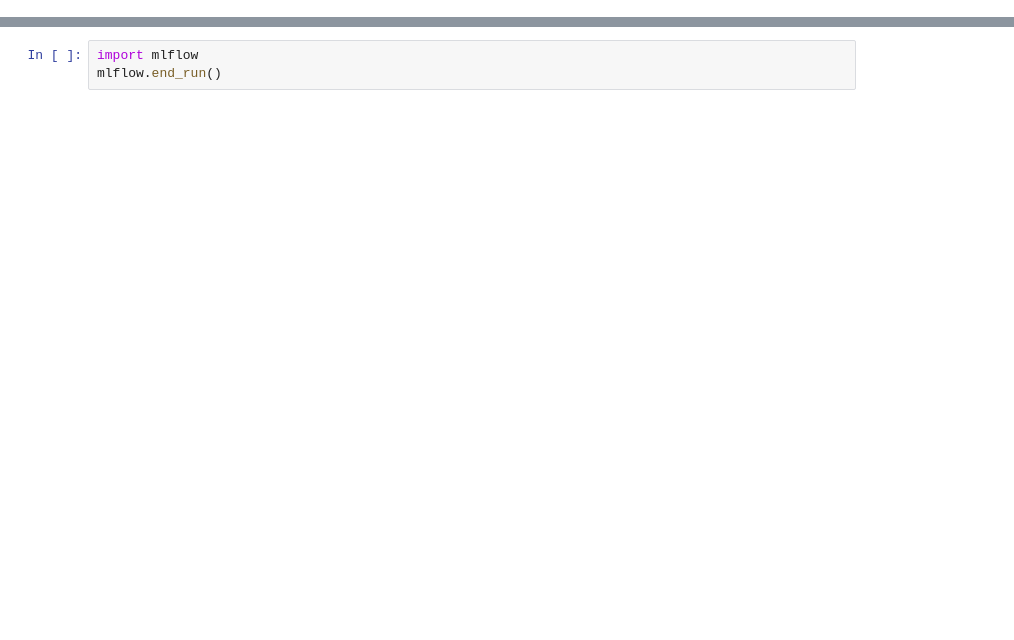
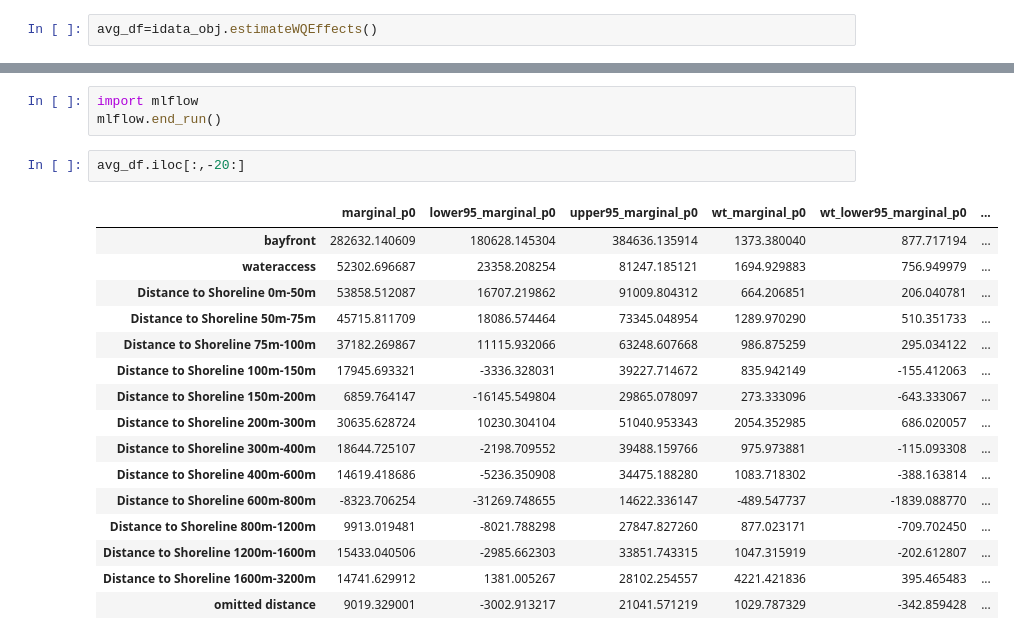
Before and after one commit to DouglasPatton/island, a Jupyter notebook: island-data_main.ipynb, the cells around one changed output, grey strips where cells are left out. Saved outputs shown, nothing was run; the diff lists cells and outputs as text; blank space fills up the shorter version.

Commit message:
most of the way through marginal

```diff
--- a/island-data_main.ipynb
+++ b/island-data_main.ipynb
@@ -72,0 +54,2 @@ AttributeError: 'IslandData' object has no attribute 'estimateEffects'
+# %%
+avg_df=idata_obj.estimateWQEffects()
@@ -73,3 +69,22 @@ AttributeError: 'IslandData' object has no attribute 'estimateEffects'
 # %%
 import mlflow
 mlflow.end_run()
+# %%
+avg_df.iloc[:,-20:]
+# %% [output]
+|  | marginal_p0 | lower95_marginal_p0 | upper95_marginal_p0 | wt_marginal_p0 | wt_lower95_marginal_p0 | ... |
+| bayfront | 282632.140609 | 180628.145304 | 384636.135914 | 1373.380040 | 877.717194 | ... |
+| wateraccess | 52302.696687 | 23358.208254 | 81247.185121 | 1694.929883 | 756.949979 | ... |
+| Distance to Shoreline 0m-50m | 53858.512087 | 16707.219862 | 91009.804312 | 664.206851 | 206.040781 | ... |
+| Distance to Shoreline 50m-75m | 45715.811709 | 18086.574464 | 73345.048954 | 1289.970290 | 510.351733 | ... |
+| Distance to Shoreline 75m-100m | 37182.269867 | 11115.932066 | 63248.607668 | 986.875259 | 295.034122 | ... |
+| Distance to Shoreline 100m-150m | 17945.693321 | -3336.328031 | 39227.714672 | 835.942149 | -155.412063 | ... |
+| Distance to Shoreline 150m-200m | 6859.764147 | -16145.549804 | 29865.078097 | 273.333096 | -643.333067 | ... |
+| Distance to Shoreline 200m-300m | 30635.628724 | 10230.304104 | 51040.953343 | 2054.352985 | 686.020057 | ... |
+| Distance to Shoreline 300m-400m | 18644.725107 | -2198.709552 | 39488.159766 | 975.973881 | -115.093308 | ... |
+| Distance to Shoreline 400m-600m | 14619.418686 | -5236.350908 | 34475.188280 | 1083.718302 | -388.163814 | ... |
+| Distance to Shoreline 600m-800m | -8323.706254 | -31269.748655 | 14622.336147 | -489.547737 | -1839.088770 | ... |
+| Distance to Shoreline 800m-1200m | 9913.019481 | -8021.788298 | 27847.827260 | 877.023171 | -709.702450 | ... |
+| Distance to Shoreline 1200m-1600m | 15433.040506 | -2985.662303 | 33851.743315 | 1047.315919 | -202.612807 | ... |
+| Distance to Shoreline 1600m-3200m | 14741.629912 | 1381.005267 | 28102.254557 | 4221.421836 | 395.465483 | ... |
+| omitted distance | 9019.329001 | -3002.913217 | 21041.571219 | 1029.787329 | -342.859428 | ... |
```
Also changed, not shown: parts of 4 cells of this notebook, 2 other files.
